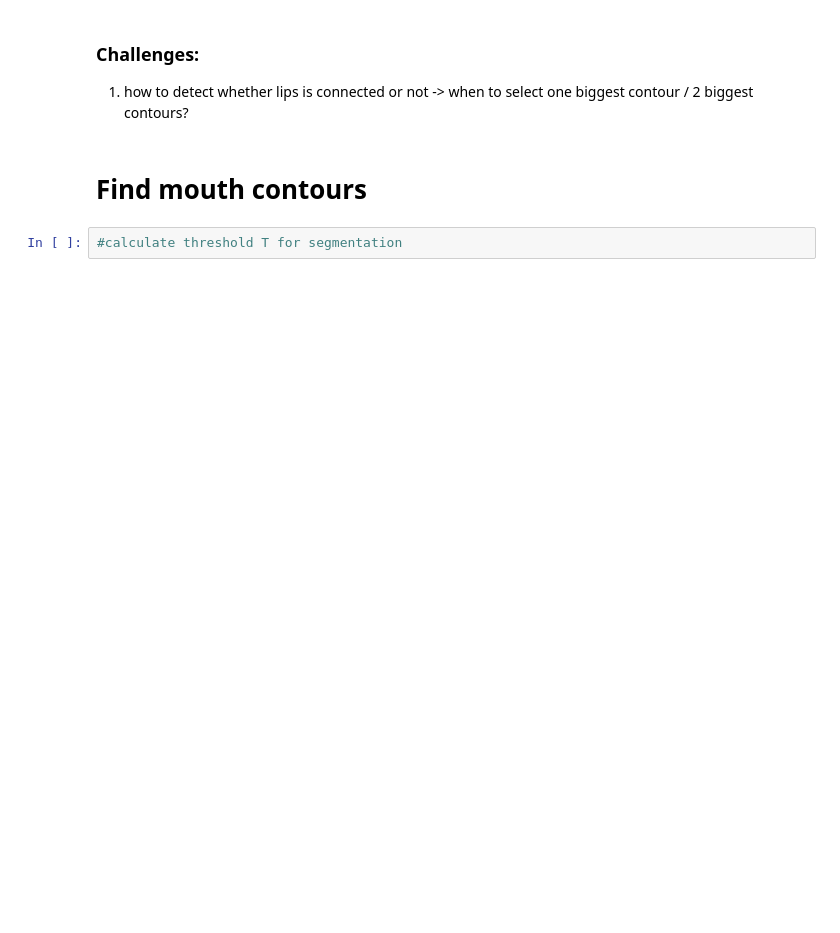
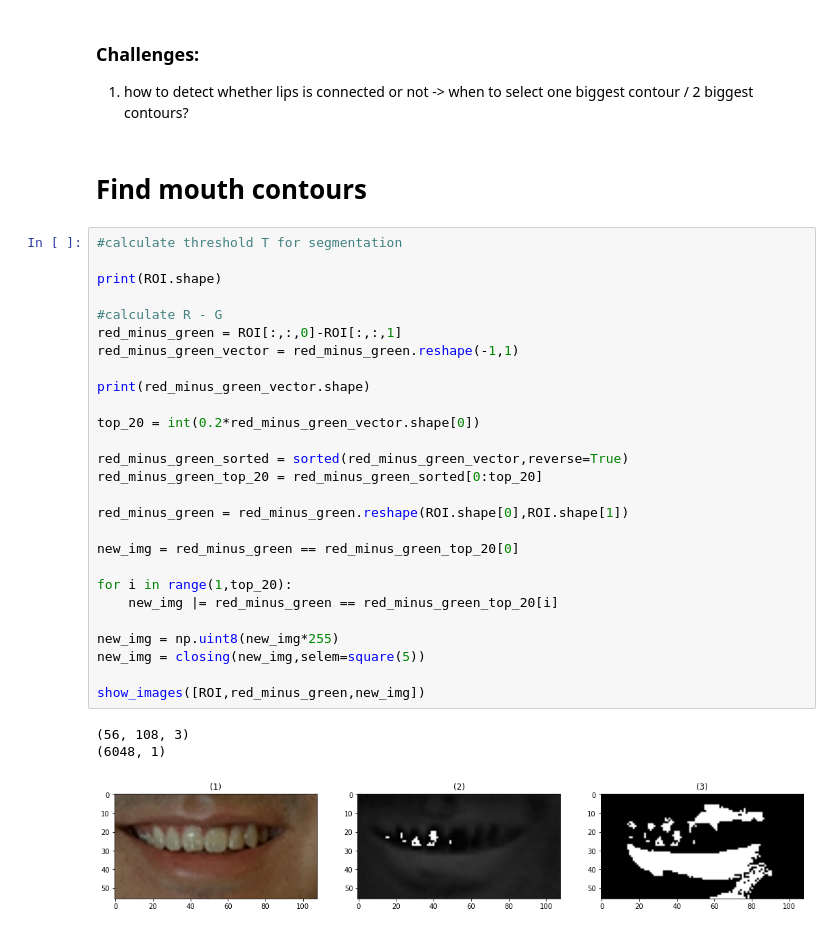
Before and after one commit to LoayMoh99/My_Social_Eye, a Jupyter notebook: Speaker_Detection/mouth_detection/MouthDetection.ipynb, the cells around one changed output. Cells and saved outputs as stored; diff of their text form; blank space fills up the shorter version.

```diff
--- a/Speaker_Detection/mouth_detection/MouthDetection.ipynb
+++ b/Speaker_Detection/mouth_detection/MouthDetection.ipynb
@@ -105,5 +194,34 @@ Detection 0: Left: 110 Top: 125 Right: 239 Bottom: 254
 1. how to detect whether lips is connected or not -> when to select one biggest contour / 2 biggest contours?
 # %% [markdown]
 # Find mouth contours
-# %%
-#calculate threshold T for segmentation
+# %%
+#calculate threshold T for segmentation
+
+print(ROI.shape)
+
+#calculate R - G
+red_minus_green = ROI[:,:,0]-ROI[:,:,1]
+red_minus_green_vector = red_minus_green.reshape(-1,1)
+
+print(red_minus_green_vector.shape)
+
+top_20 = int(0.2*red_minus_green_vector.shape[0])
+
+red_minus_green_sorted = sorted(red_minus_green_vector,reverse=True)
+red_minus_green_top_20 = red_minus_green_sorted[0:top_20]
+
+red_minus_green = red_minus_green.reshape(ROI.shape[0],ROI.shape[1])
+
+new_img = red_minus_green == red_minus_green_top_20[0]
+
+for i in range(1,top_20):
+    new_img |= red_minus_green == red_minus_green_top_20[i]
+
+new_img = np.uint8(new_img*255)
+new_img = closing(new_img,selem=square(5))
+
+show_images([ROI,red_minus_green,new_img])
+# %% [output]
+(56, 108, 3)
+(6048, 1)
+[figure, added]
```
Also changed, not shown: parts of 10 cells of this notebook, 1 other file.
